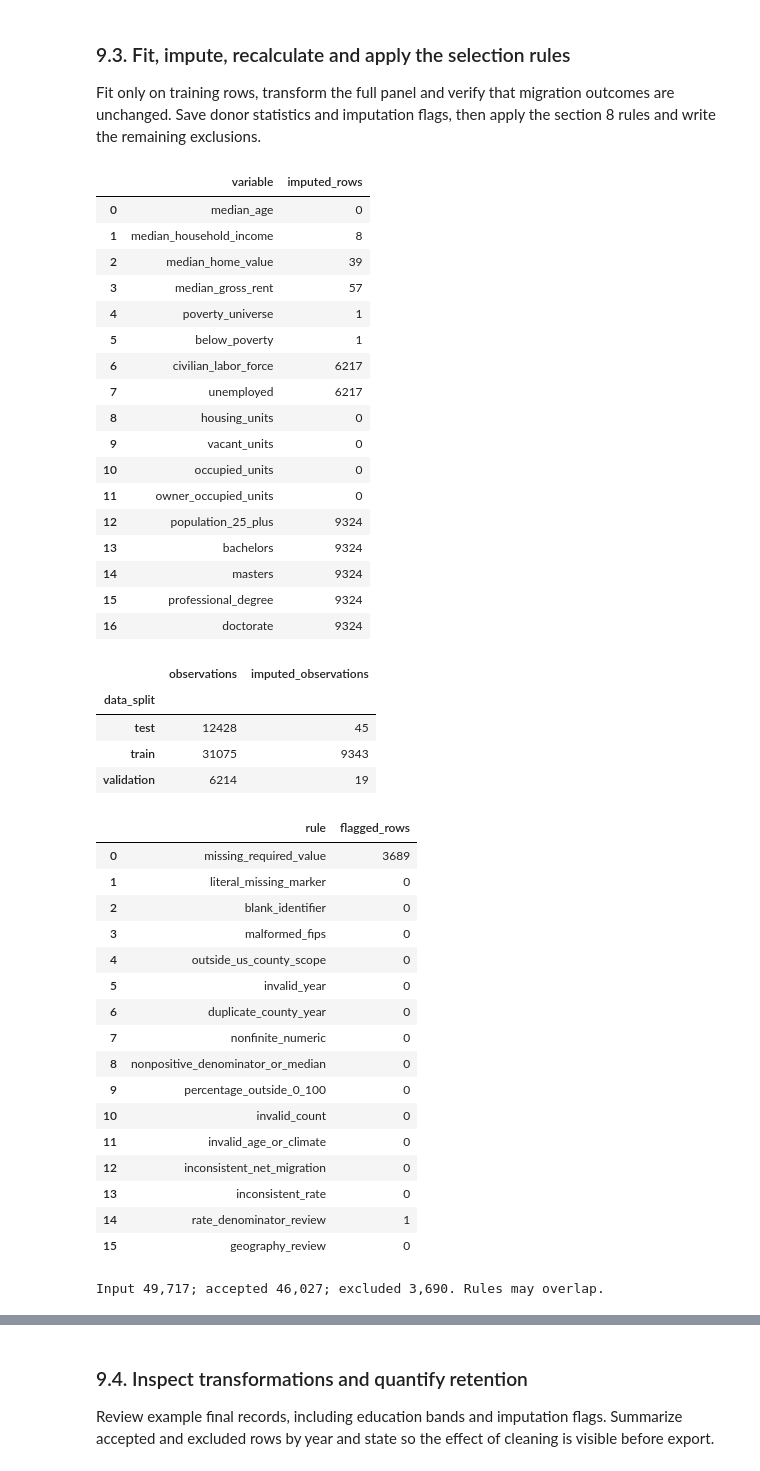
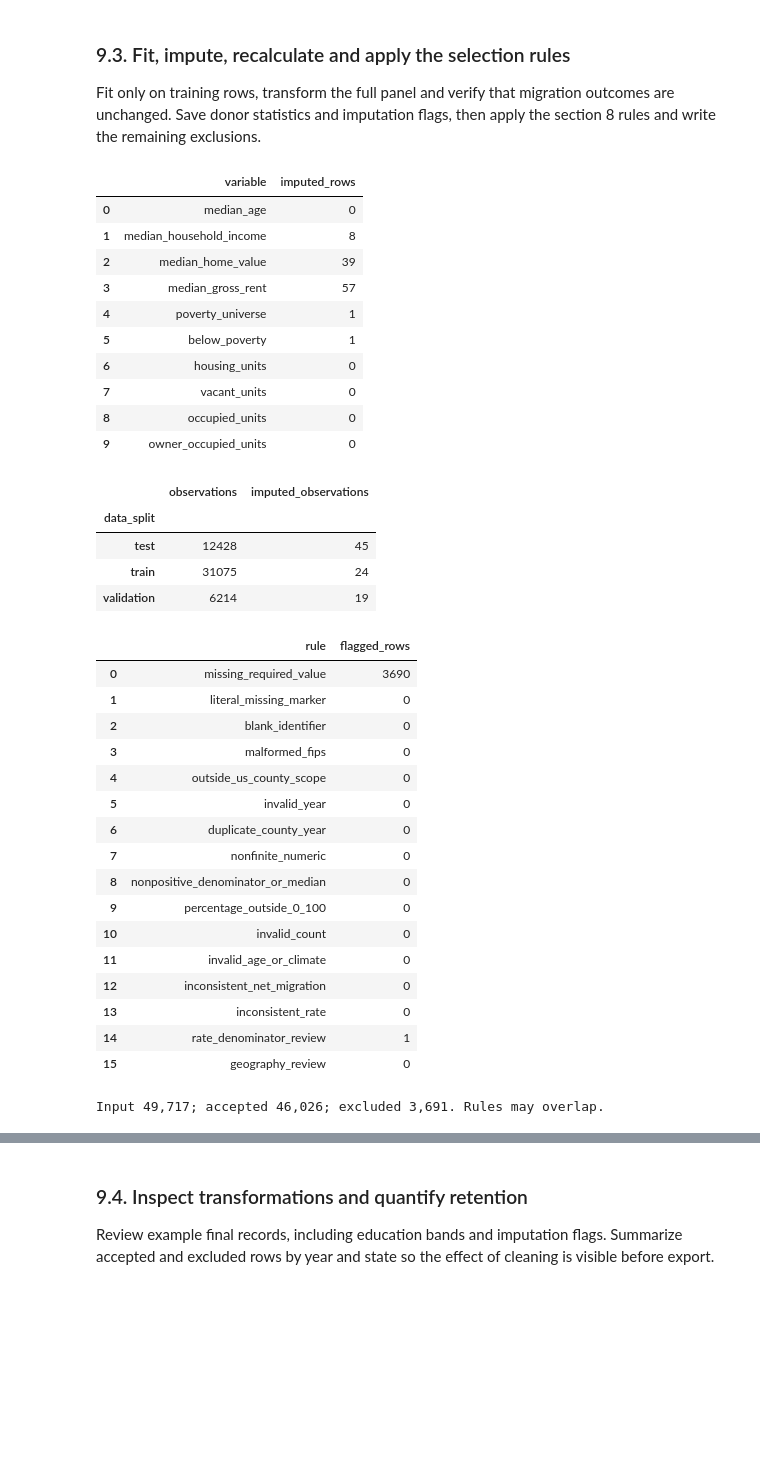
Before and after one commit to Kaxlow/us-migration, a Jupyter notebook: notebooks/01_data_cleaning.ipynb, the cells around one changed output, grey strips where cells are left out. Saved outputs shown, nothing was run; the diff lists cells and outputs as text; code cells hidden in the pictures; blank space fills up the shorter version.

Commit message:
Added data glossary. Fixed data cleaning and imputation.

```diff
--- a/notebooks/01_data_cleaning.ipynb
+++ b/notebooks/01_data_cleaning.ipynb
@@ -199,5 +231,7 @@ def clean_acs(path,year):
     raw=api_frame(path)
     frame=acs_identifiers(raw,year)
     frame=acs_estimates(raw,frame)
+    from us_migration.historical_acs import restore_historical
+    frame=restore_historical(frame,year,'counties' if 'county' in raw else 'states')
     return acs_percentages(frame)
 # %% [markdown]
@@ -1717,7 +1825,7 @@ def build_analysis_cohort(panel):
     """Validate the prepared, imputed panel; record remaining exclusions and add transformations."""
     reasons = cohort_reasons(panel)
     accepted = ~reasons.any(axis=1)
-    annotations=[c for c in panel if c.endswith('_imputed') or c in ['geography_level','data_split','identifier_repaired']]
+    annotations=[c for c in panel if (c.endswith('_imputed') or c.endswith('_reconstructed')) or c in ['geography_level','data_split','identifier_repaired']]
     clean = panel.loc[accepted, IDENTIFIERS + MEASURES + annotations].copy()
     clean[MEASURES] = clean[MEASURES].astype(float)
     clean['year'] = pd.to_numeric(clean.year).astype(int)
@@ -1819,0 +1931,10 @@ Define the fit and transform operations separately: estimate state medians with
+# %%
+from us_migration.inflation import annual_price_index, dollar_factors
+price_index=annual_price_index()
+monetary_base_year=int(panel.year.max())
+inflation_audit=pd.DataFrame({'year':sorted(panel.year.unique())})
+inflation_audit['annual_cpi_u']=inflation_audit.year.map(price_index)
+inflation_audit['factor_to_latest_acs_year']=dollar_factors(inflation_audit.year,price_index,monetary_base_year)
+print('Monetary donor fitting basis:',monetary_base_year,'dollars; exports retain row-year dollars')
+display(inflation_audit)
+inflation_audit.to_csv(TABLES/'monetary_imputation_factors.csv',index=False)
@@ -1820,16 +1960,23 @@ Define the fit and transform operations separately: estimate state medians with
 # %%
 class SocioeconomicImputer:
     """Train-only state medians of levels and population-normalized base counts."""
+    monetary=['median_household_income','median_home_value','median_gross_rent']
     levels=['median_age','median_household_income','median_home_value','median_gross_rent']
-    counts=[v for v in ACS_VARIABLES.values() if v not in ['population','median_age','median_household_income','median_home_value','median_gross_rent']]
+    historical_counts=['civilian_labor_force','unemployed','population_25_plus','bachelors','masters','professional_degree','doctorate']
+    counts=[v for v in ACS_VARIABLES.values() if v not in ['population','median_age','median_household_income','median_home_value','median_gross_rent','civilian_labor_force','unemployed','population_25_plus','bachelors','masters','professional_degree','doctorate']]
 
-    def fit(self, panel, train_end=TRAIN_END):
+    def fit(self, panel, train_end=TRAIN_END, price_index=None, base_year=None):
+        from us_migration.inflation import annual_price_index, dollar_factors
+        self.price_index=annual_price_index() if price_index is None else dict(price_index)
+        self.base_year=int(panel.year.max()) if base_year is None else int(base_year)
+        dollar_factors(panel.year,self.price_index,self.base_year)
         train=panel.loc[panel.year.le(train_end)&panel.population.gt(0)].copy()
         if train.empty:raise ValueError('No training observations for imputation')
         self.train_end=train_end;self.stats={}
         for col in self.levels+self.counts:
             values=pd.to_numeric(train[col],errors='coerce').replace([np.inf,-np.inf],np.nan)
             values=values.where(values.gt(0) if col in self.levels else values.ge(0))
+            if col in self.monetary:values=values*dollar_factors(train.year,self.price_index,self.base_year)
             if col in self.counts:values=values/train.population
             self.stats[col]={'state':values.groupby(train.county_fips.str[:2]).median().dropna().to_dict(),
                              'global':float(values.median())}
@@ -1837,15 +1984,19 @@ class SocioeconomicImputer:
         return self
 
     def transform(self, panel):
+        from us_migration.inflation import dollar_factors
         result=panel.copy();audit=[]
         for col,stats in self.stats.items():
             values=pd.to_numeric(result[col],errors='coerce').replace([np.inf,-np.inf],np.nan)
             missing=values.isna() # Invalid observed values still fail the exclusion rules.
             estimate=result.county_fips.str[:2].map(stats['state']).fillna(stats['global'])
+            if col in self.monetary:estimate=estimate/dollar_factors(result.year,self.price_index,self.base_year)
             if col in self.counts:estimate=(estimate*result.population).round()
             result[col]=values.where(~missing,estimate)
             result[col+'_imputed']=missing & result[col].notna()
             audit.append({'variable':col,'imputed_rows':int(result[col+'_imputed'].sum())})
+        for col in self.historical_counts:
+            result[col+'_imputed']=False
         # Constrain imputed counts to their observed/estimated universes, never change observed counts.
         for num,den in [('below_poverty','poverty_universe'),('unemployed','civilian_labor_force'),
                         ('vacant_units','housing_units'),('occupied_units','housing_units'),
@@ -1873,43 +2024,39 @@ Fit only on training rows, transform the full panel and verify that migration ou
 # %%
 imputer=SocioeconomicImputer().fit(panel,train_end=2018)
 prepared,imputation_audit=imputer.transform(panel)
+for variable in imputer.monetary:
+    observed=panel[variable].notna()
+    pd.testing.assert_series_equal(panel.loc[observed,variable],prepared.loc[observed,variable])
 for variable in ['inflow_individuals','outflow_individuals']:
     pd.testing.assert_series_equal(panel[variable],prepared[variable])
 display(imputation_audit)
 display(prepared.groupby('data_split').agg(observations=('year','size'),imputed_observations=('socioeconomic_imputed','sum')))
 imputation_audit.to_csv(TABLES/'socioeconomic_imputation.csv',index=False)
-(DATA/'socioeconomic_imputer.json').write_text(json.dumps({'training_end':imputer.train_end,'validation_end':2020,'test_years':[2021,2022,2023],'statistics':imputer.stats},indent=2))
+(DATA/'socioeconomic_imputer.json').write_text(json.dumps({'training_end':imputer.train_end,'validation_end':2020,'test_years':[2021,2022,2023],'monetary_fit_dollar_year':imputer.base_year,'output_dollar_basis':'ACS row ending year','price_index_series':'CUUR0000SA0 annual average','price_index':imputer.price_index,'statistics':imputer.stats},indent=2))
 prepared.to_parquet(DATA/'prepared_geography_year.parquet',index=False)
 clean,exclusions,rule_counts,reasons=build_analysis_cohort(prepared)
 display(rule_counts)
 print(f'Input {len(prepared):,}; accepted {len(clean):,}; excluded {len(exclusions):,}. Rules may overlap.')
 rule_counts.to_csv(TABLES/'cleaning_rule_counts.csv',index=False)
 # %% [output]
 |  | variable | imputed_rows |
 | 0 | median_age | 0 |
 | 1 | median_household_income | 8 |
 | 2 | median_home_value | 39 |
 | 3 | median_gross_rent | 57 |
 | 4 | poverty_universe | 1 |
 | 5 | below_poverty | 1 |
-| 6 | civilian_labor_force | 6217 |
-| 7 | unemployed | 6217 |
-| 8 | housing_units | 0 |
-| 9 | vacant_units | 0 |
-| 10 | occupied_units | 0 |
-| 11 | owner_occupied_units | 0 |
-| 12 | population_25_plus | 9324 |
-| 13 | bachelors | 9324 |
-| 14 | masters | 9324 |
-| 15 | professional_degree | 9324 |
-| 16 | doctorate | 9324 |
+| 6 | housing_units | 0 |
+| 7 | vacant_units | 0 |
+| 8 | occupied_units | 0 |
+| 9 | owner_occupied_units | 0 |
 |  | observations | imputed_observations |
 | data_split |  |  |
 | test | 12428 | 45 |
-| train | 31075 | 9343 |
+| train | 31075 | 24 |
 | validation | 6214 | 19 |
 |  | rule | flagged_rows |
-| 0 | missing_required_value | 3689 |
+| 0 | missing_required_value | 3690 |
 | 1 | literal_missing_marker | 0 |
 | 2 | blank_identifier | 0 |
 | 3 | malformed_fips | 0 |
@@ -1925,7 +2072,7 @@ rule_counts.to_csv(TABLES/'cleaning_rule_counts.csv',index=False)
 | 13 | inconsistent_rate | 0 |
 | 14 | rate_denominator_review | 1 |
 | 15 | geography_review | 0 |
-Input 49,717; accepted 46,027; excluded 3,690. Rules may overlap.
+Input 49,717; accepted 46,026; excluded 3,691. Rules may overlap.
 # %%
 exclusions.to_csv(DATA/'analysis_exclusions.csv',index=False)
 review=prepared.loc[reasons.rate_denominator_review,['county_fips','county_name','year','population','outflow_individuals','outflow_individuals_per_1000']]
```
Also changed, not shown: parts of 34 cells of this notebook, 38 other files.
